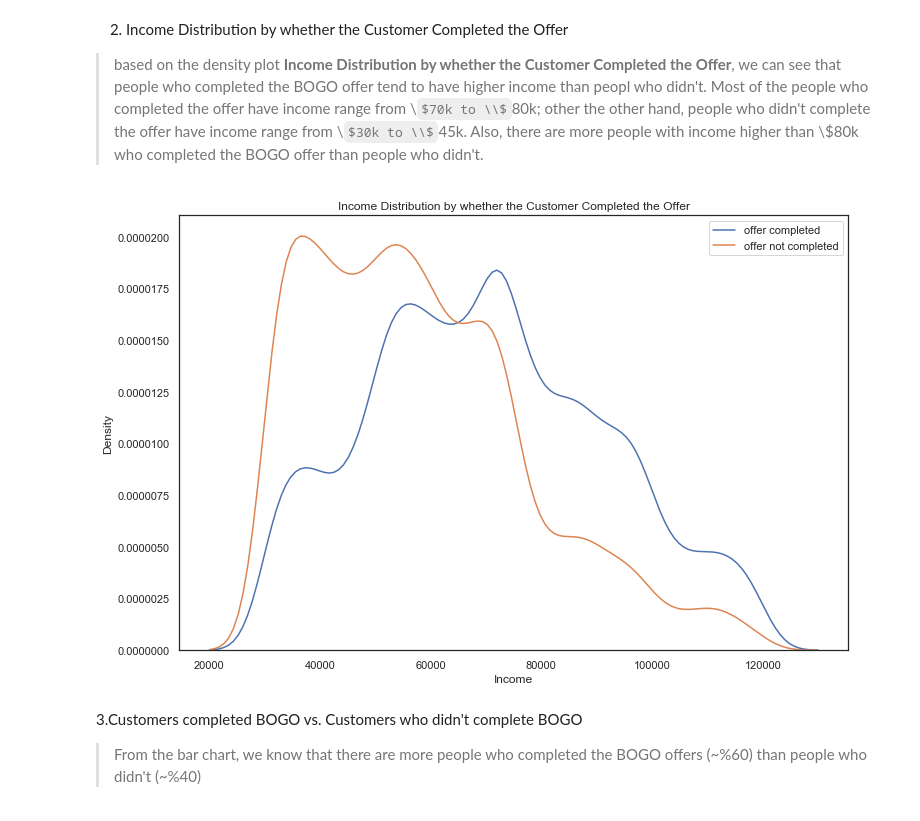
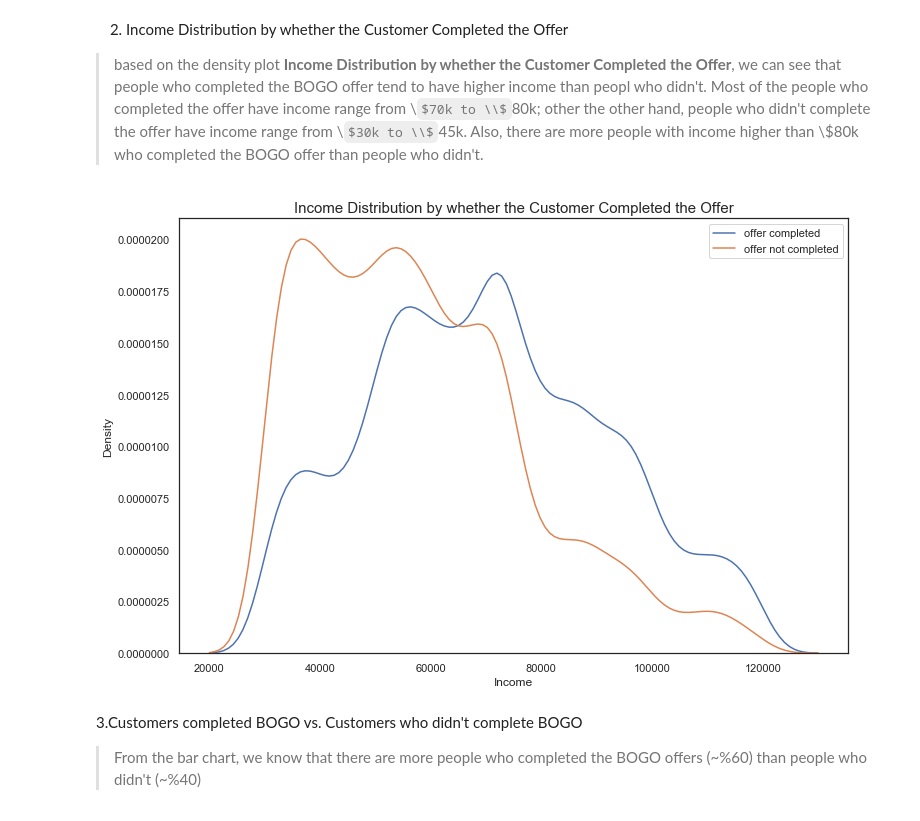
Before and after one commit to michellehsu2018/udacity-starbucks-capstone, a Jupyter notebook: Starbucks_Capstone_notebook.ipynb, the cells around one changed output. Drawn from its saved outputs; the diff is of its cells as text; code cells hidden in the pictures; some formulas as TeX source.

```diff
--- a/Starbucks_Capstone_notebook.ipynb
+++ b/Starbucks_Capstone_notebook.ipynb
@@ -565,13 +565,13 @@ plt.show()
 # %%
 plt.figure(figsize = (12,8))
 sns.kdeplot(master_df[master_df['offer_completed'] == 1]['income'], label = 'offer completed')
 sns.kdeplot(master_df[master_df['offer_completed'] == 0]['income'], label = 'offer not completed')
 plt.xlabel('Income')
 plt.ylabel('Density')
-plt.title('Income Distribution by whether the Customer Completed the Offer')
+plt.title('Income Distribution by whether the Customer Completed the Offer', size=15)
 plt.show()
 # %% [output]
-[figure, old version]
+[figure, new version]
 # %% [markdown]
 3.Customers completed BOGO vs. Customers who didn't complete BOGO
 > From the bar chart, we know that there are more people who completed the BOGO offers (\~%60) than people who didn't (\~%40)
```
Also changed, not shown: parts of 42 cells of this notebook, 6 other files.
